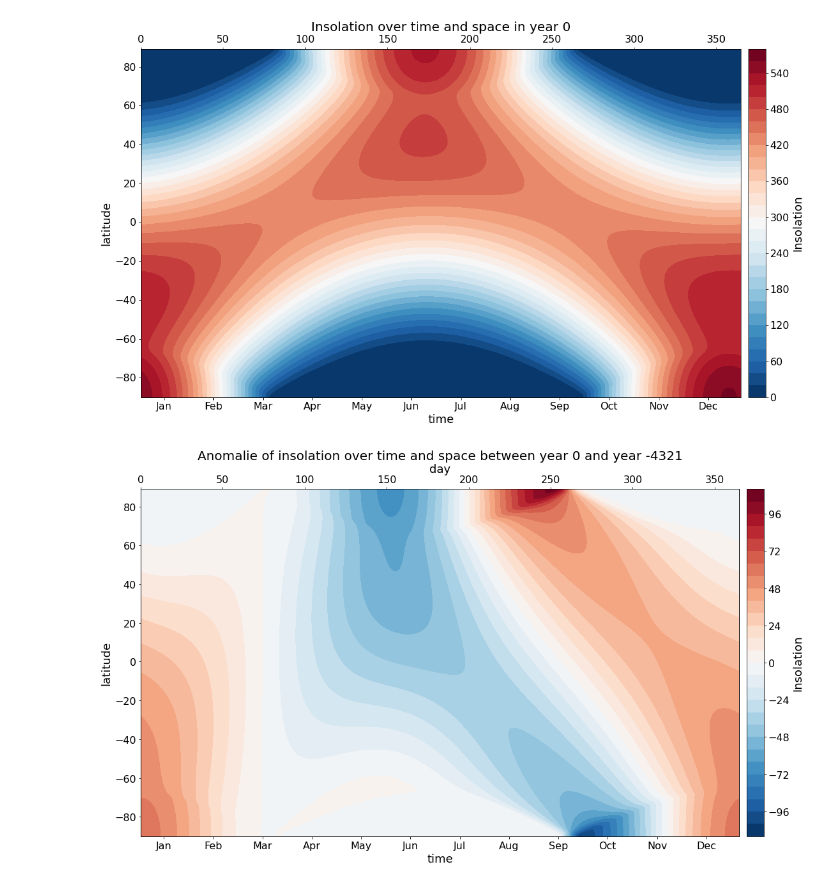
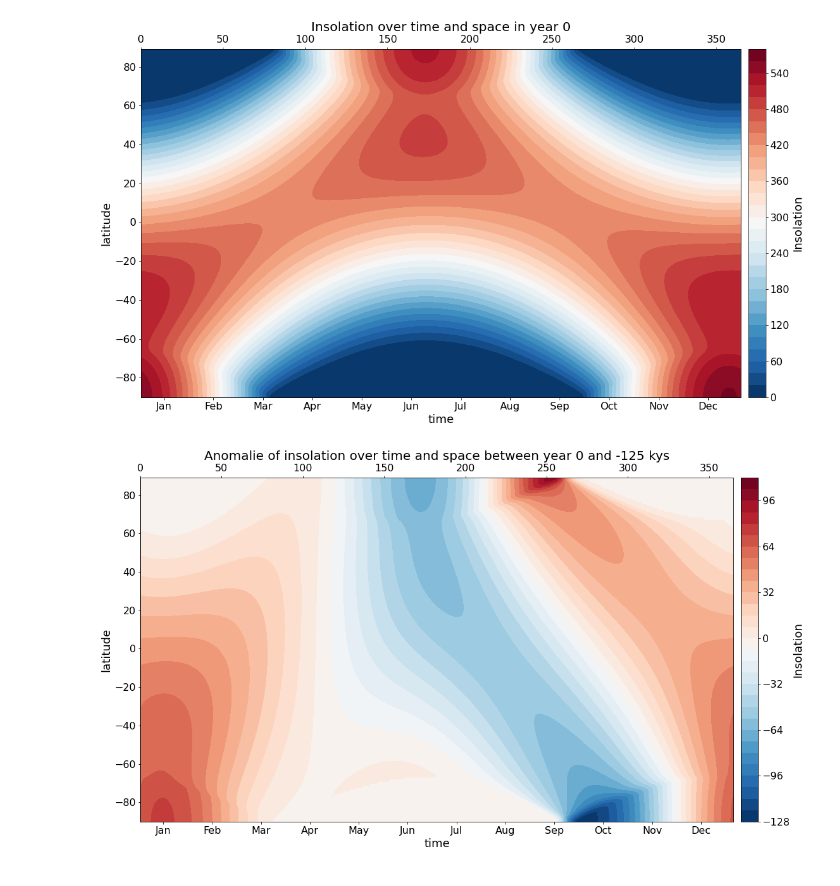
Before and after one commit to btschwertfeger/Orbit-astronomical-theory-of-ice-ages-Website, a Jupyter notebook: orbital_and_astronomical_theroy_of_ice_ages.ipynb, the cells around one changed output. Saved outputs shown, nothing was run; the diff lists cells and outputs as text; code cells hidden in the pictures.

Commit message:
years -> kys

```diff
--- a/orbital_and_astronomical_theroy_of_ice_ages.ipynb
+++ b/orbital_and_astronomical_theroy_of_ice_ages.ipynb
@@ -720,25 +725,25 @@ ax.set_xticklabels(["Jan", "Feb", "Mar", "Apr", "May", "Jun", "Jul", "Aug", "Sep
 # %% [output]
 [figure]
 # %%
-CUSTOM_YEAR = 4321
+CUSTOM_YEAR = 125
 insolData_year_custom = getInsolationOfYear(CUSTOM_YEAR)
 anomInsolation = insolData_year0 - insolData_year_custom
 
 fig, ax = plt.subplots(figsize=(20,10))
-ax.set_title(f"Anomalie of insolation over time and space between year 0 and year -{CUSTOM_YEAR}")
+ax.set_title(f"Anomalie of insolation over time and space between year 0 and -{CUSTOM_YEAR} kys")
 mappable = ax.contourf(TIME, LATS, anomInsolation, cmap=CMAP, levels=LEVELS)
 cbar = fig.colorbar(mappable, pad=0.01, orientation="vertical")
 cbar.set_label("Insolation")
 
 ax.set_xlabel("time")
 ax.set_ylabel("latitude")
 
 ax2 = ax.twiny()
 ax2.set_xlim([0,365])
 
 new_tick_locations = np.arange(15,365,30)
 ax.set_xlim(ax.get_xlim())
 ax.set_xticks(new_tick_locations)
 ax.set_xticklabels(["Jan", "Feb", "Mar", "Apr", "May", "Jun", "Jul", "Aug", "Sep", "Oct", "Nov", "Dec"]);
 # %% [output]
-[figure, old version]
+[figure, new version]
```
Also changed, not shown: parts of 6 cells of this notebook, 1 other file.
